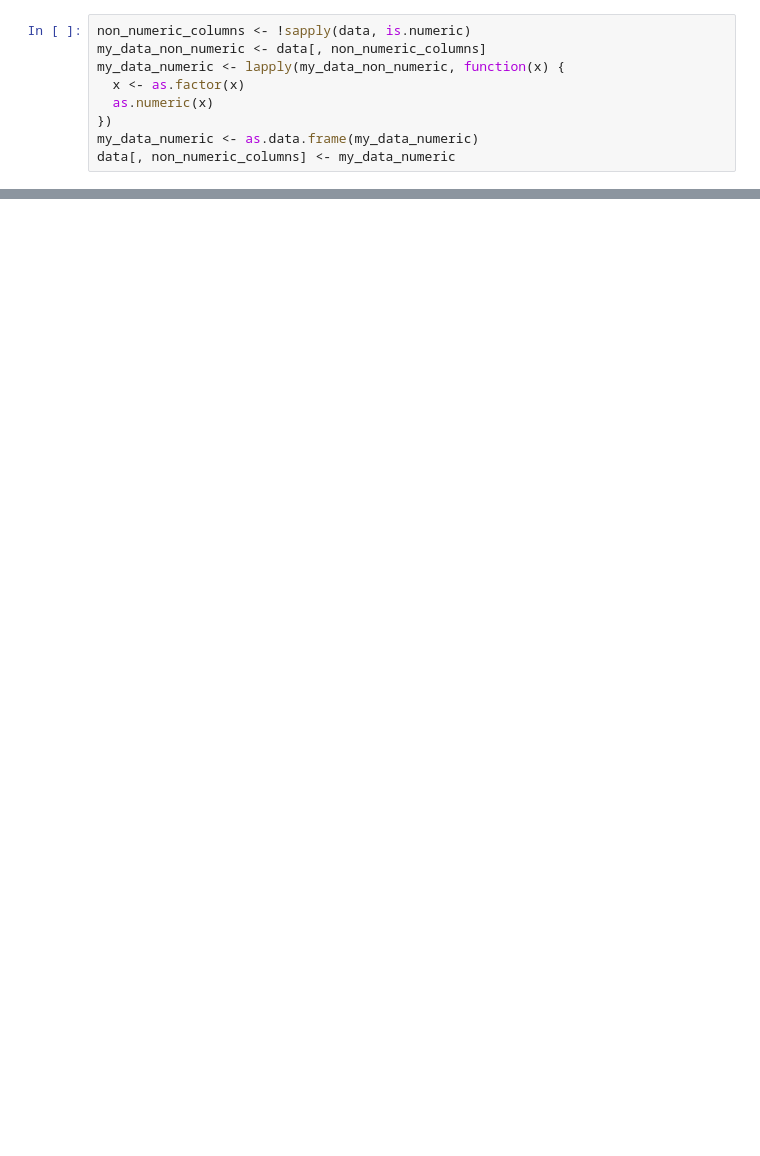
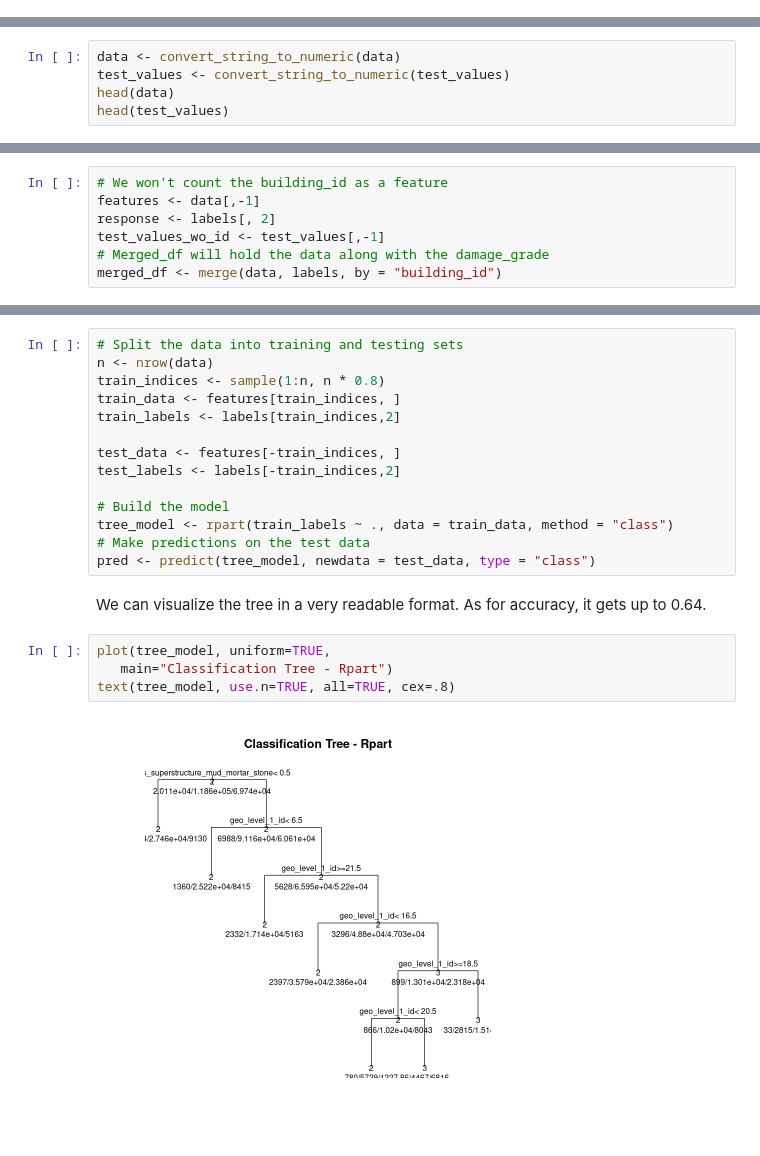
Before and after one commit to ToldoDM/CroquestasAndPastaForce, a Jupyter notebook: MLProject.ipynb, the cells around one changed output, grey strips where cells are left out. Saved outputs shown, nothing was run; the diff lists cells and outputs as text; blank space fills up the shorter version.

```diff
--- a/MLProject.ipynb
+++ b/MLProject.ipynb
@@ -43,9 +0,0 @@ We will be using some different features selection techniques, since there are l
-# %%
-non_numeric_columns <- !sapply(data, is.numeric)
-my_data_non_numeric <- data[, non_numeric_columns]
-my_data_numeric <- lapply(my_data_non_numeric, function(x) {
-  x <- as.factor(x)
-  as.numeric(x)
-})
-my_data_numeric <- as.data.frame(my_data_numeric)
-data[, non_numeric_columns] <- my_data_numeric
@@ -137,0 +102,5 @@ I will try to build one model for prediction
+# %%
+data <- convert_string_to_numeric(data)
+test_values <- convert_string_to_numeric(test_values)
+head(data)
+head(test_values)
@@ -137,0 +128,7 @@ I will try to build one model for prediction
+# %%
+# We won't count the building_id as a feature
+features <- data[,-1]
+response <- labels[, 2]
+test_values_wo_id <- test_values[,-1]
+# Merged_df will hold the data along with the damage_grade
+merged_df <- merge(data, labels, by = "building_id")
@@ -137,0 +208,22 @@ I will try to build one model for prediction
+# %%
+# Split the data into training and testing sets
+n <- nrow(data)
+train_indices <- sample(1:n, n * 0.8)
+train_data <- features[train_indices, ]
+train_labels <- labels[train_indices,2]
+
+test_data <- features[-train_indices, ]
+test_labels <- labels[-train_indices,2]
+
+# Build the model
+tree_model <- rpart(train_labels ~ ., data = train_data, method = "class")
+# Make predictions on the test data
+pred <- predict(tree_model, newdata = test_data, type = "class")
+# %% [markdown]
+We can visualize the tree in a very readable format. As for accuracy, it gets up to 0.64.
+# %%
+plot(tree_model, uniform=TRUE,
+   main="Classification Tree - Rpart")
+text(tree_model, use.n=TRUE, all=TRUE, cex=.8)
+# %% [output]
+[figure, added]
```
Also changed, not shown: parts of 114 cells of this notebook, 8 other files.
